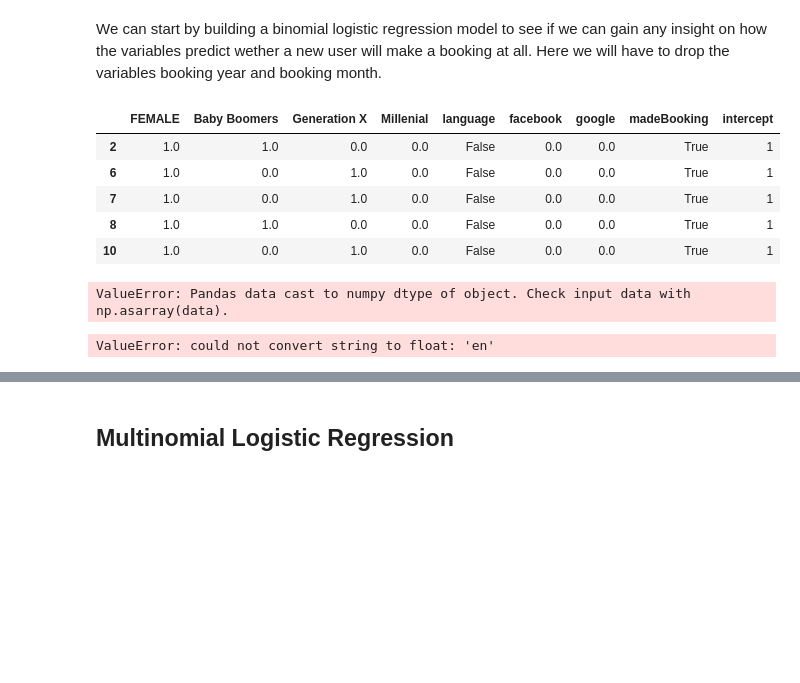
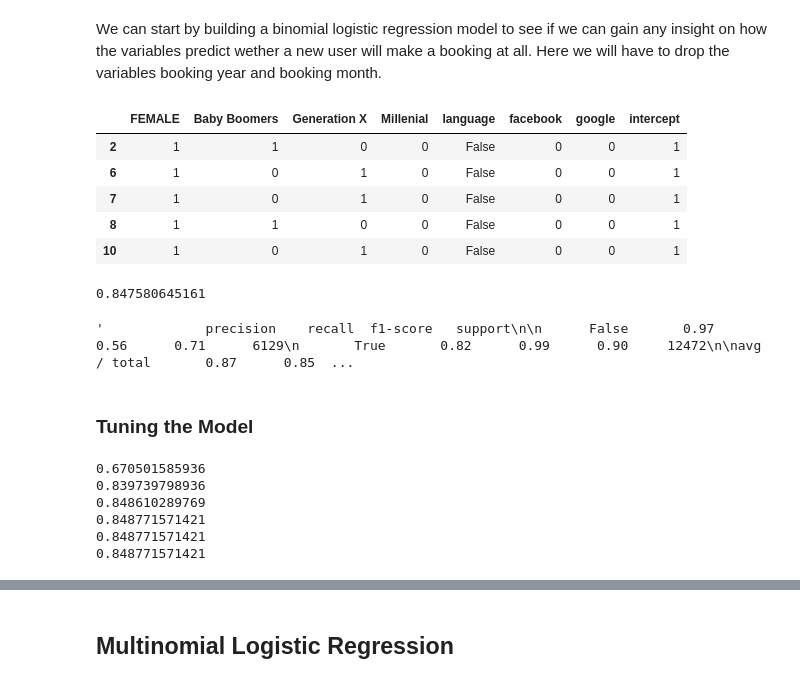
Before and after one commit to amungale/Hotel-Booking, a Jupyter notebook: AirBnB Analysis.ipynb, the cells around one changed output, grey strips where cells are left out. Cells and saved outputs as stored; diff of their text form; code cells hidden in the pictures; blank space fills up the shorter version.

```diff
--- a/AirBnB Analysis.ipynb
+++ b/AirBnB Analysis.ipynb
@@ -888,56 +886,70 @@ We will now attempt to build a predictive model using the six variables we deeme
 We can start by building a binomial logistic regression model to see if we can gain any insight on how the variables predict wether a new user will make a booking at all. Here we will have to drop the variables booking year and booking
 month.
 # %%
-
 bookings['madeBooking'] = bookings['country_destination']!='NDF'
 #make a binary logistic regression data set
 genderIndicator = pd.get_dummies(bookings['gender'])
 ageGroupIndicator = pd.get_dummies(bookings['ageGroup'])
 languageIndicator = pd.DataFrame(bookings['language']!='en')
 signUpIndicator = pd.get_dummies(bookings['signup_method'])
 madeBooking = pd.DataFrame(bookings.madeBooking)
 
 blr = genderIndicator.join(ageGroupIndicator)
 blr = blr.join(languageIndicator)
 blr = blr.join(signUpIndicator)
-blr = blr.join(madeBooking)
+#blr = blr.join(madeBooking)
 
 # Remove default values for indicator variables
 # Assume male as default to see if being female truly predicts booking
 # Assume Silent Generation as Default, mostly non-users
 # Assume English as default international language preference
 blr = blr.drop(['MALE', 'OTHER', 'Silent Generation', 'basic'], axis=1)
 blr['intercept'] = 1
 blr.head()
 # %% [output]
-|  | FEMALE | Baby Boomers | Generation X | Millenial | language | facebook | google | madeBooking | intercept |
-| 2 | 1.0 | 1.0 | 0.0 | 0.0 | False | 0.0 | 0.0 | True | 1 |
-| 6 | 1.0 | 0.0 | 1.0 | 0.0 | False | 0.0 | 0.0 | True | 1 |
-| 7 | 1.0 | 0.0 | 1.0 | 0.0 | False | 0.0 | 0.0 | True | 1 |
-| 8 | 1.0 | 1.0 | 0.0 | 0.0 | False | 0.0 | 0.0 | True | 1 |
-| 10 | 1.0 | 0.0 | 1.0 | 0.0 | False | 0.0 | 0.0 | True | 1 |
+|  | FEMALE | Baby Boomers | Generation X | Millenial | language | facebook | google | intercept |
+| 2 | 1 | 1 | 0 | 0 | False | 0 | 0 | 1 |
+| 6 | 1 | 0 | 1 | 0 | False | 0 | 0 | 1 |
+| 7 | 1 | 0 | 1 | 0 | False | 0 | 0 | 1 |
+| 8 | 1 | 1 | 0 | 0 | False | 0 | 0 | 1 |
+| 10 | 1 | 0 | 1 | 0 | False | 0 | 0 | 1 |
-# %%
-import statsmodels.api as sm
-blr.ix[:, blr.columns != 'madeBooking']
-#blrcols = blr.columns[:]
-logit = sm.Logit(blr.ix[:, blr.columns == 'madeBooking'], blr.ix[:, blr.columns != 'madeBooking'])
-# fit the model
-#result = logit.fit()
-# %% [output]
-ValueError: Pandas data cast to numpy dtype of object. Check input data with np.asarray(data).
 # %%
-from sklearn.cross_validation import train_test_split
+import sklearn
+from sklearn.model_selection import train_test_split
 from sklearn.linear_model import LogisticRegression
 from sklearn.metrics import accuracy_score
 
 # Split the data into a training and test set.
-Xlr, Xtestlr, ylr, ytestlr = train_test_split(bookings[['gender','ageGroup', 'language', 'signup_method']].values,
-                                              bookings.madeBooking.values,random_state=5)
-10
-clf = LogisticRegression()
+Xlr, Xtestlr, ylr, ytestlr = train_test_split(blr, madeBooking,random_state=5)
+
+lr = LogisticRegression()
 # Fit the model on the trainng data.
-clf.fit(Xlr, ylr)
+lr_fit = lr.fit(Xlr, ravel(ylr))
 # Print the accuracy from the testing data.
-print(accuracy_score(clf.predict(Xtestlr), ytestlr))
+print(accuracy_score(lr.predict(Xtestlr), ytestlr))
 # %% [output]
-ValueError: could not convert string to float: 'en'
+0.847580645161
+# %%
+sklearn.metrics.classification_report(ravel(ytestlr), lr_fit.predict(Xtestlr))
+# %% [output]
+'             precision    recall  f1-score   support\n\n      False       0.97      0.56      0.71      6129\n       True       0.82      0.99      0.90     12472\n\navg / total       0.87      0.85  ...
+# %% [markdown]
+### Tuning the Model
+# %%
+#the grid of parameters to search over
+Cs = [0.0001, 0.001, 0.01, 0.1, 1, 10]
+
+# your turn
+for c in Cs:
+    lr = LogisticRegression(C=c)
+    lr.fit(Xlr, ravel(ylr))
+    print(accuracy_score(lr.predict(Xtestlr), ytestlr))
+
+# Model already uses optimal C
+# %% [output]
+0.670501585936
+0.839739798936
+0.848610289769
+0.848771571421
+0.848771571421
+0.848771571421
```
Also changed, not shown: parts of 59 cells of this notebook.
